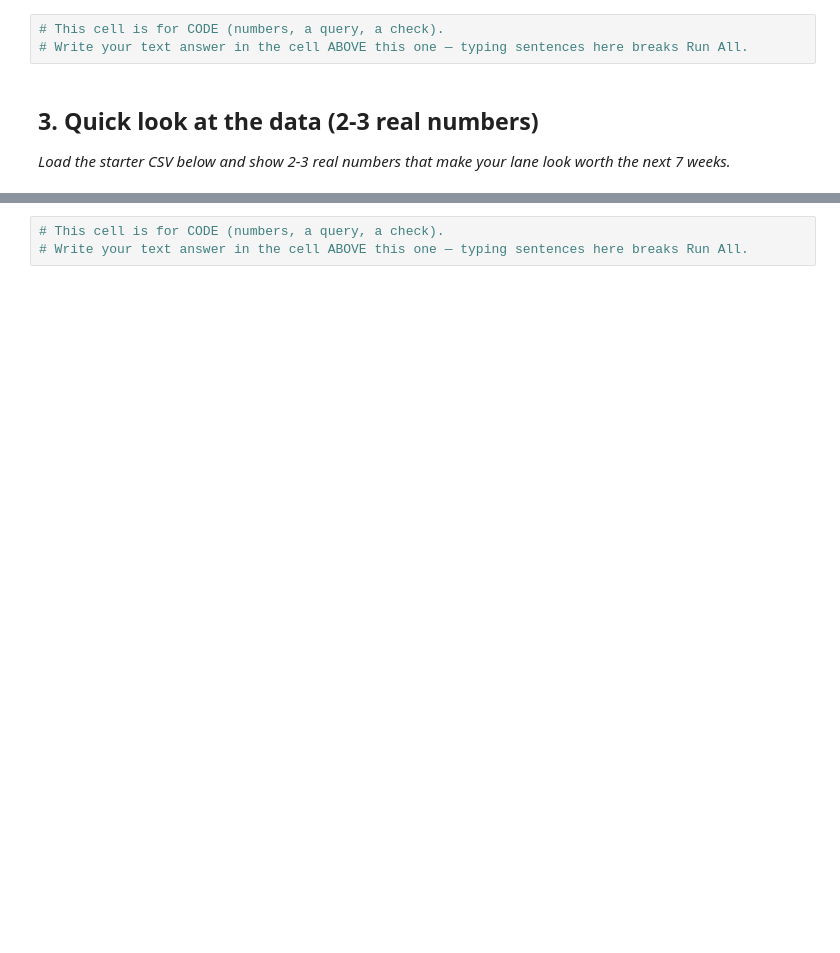
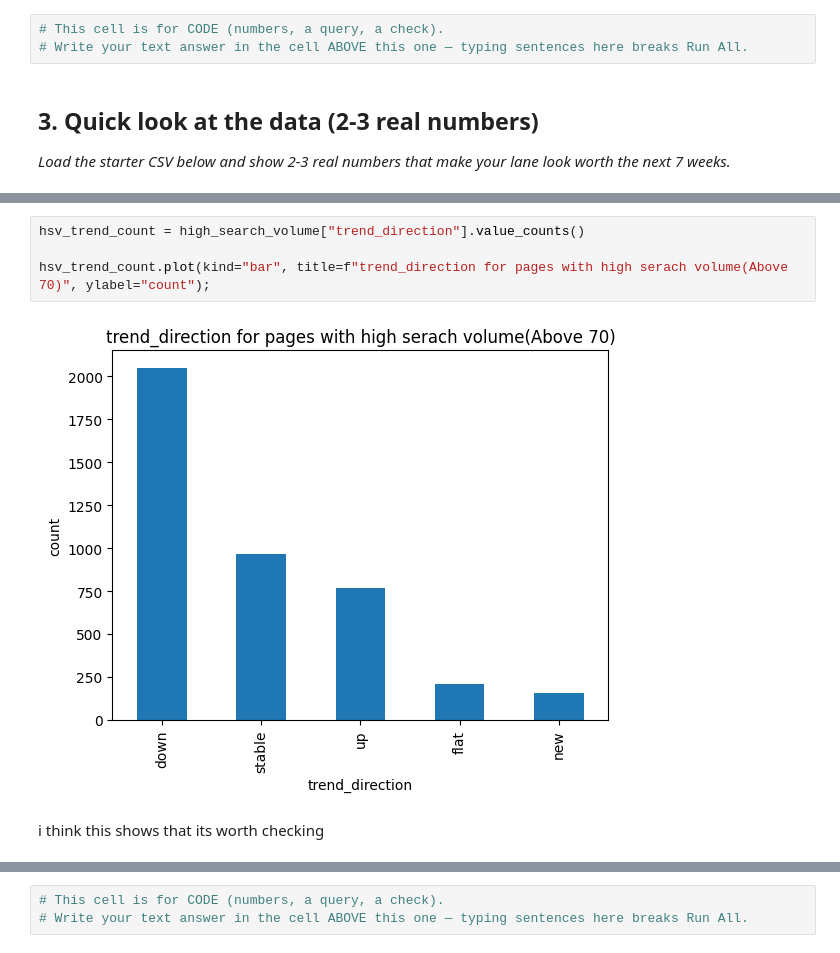
Before and after one commit to metrosmash/myflyrank-ml-internship, a Jupyter notebook: work/notebooks/w01_research_question.ipynb, the cells around one changed output, grey strips where cells are left out. Drawn from its saved outputs; the diff is of its cells as text; blank space fills up the shorter version.

```diff
--- a/work/notebooks/w01_research_question.ipynb
+++ b/work/notebooks/w01_research_question.ipynb
@@ -26,0 +85,8 @@ This skeleton is yours to fill. Work the sections **in order** — each one has
+# %%
+hsv_trend_count = high_search_volume["trend_direction"].value_counts()
+
+hsv_trend_count.plot(kind="bar", title=f"trend_direction for pages with high serach volume(Above 70)", ylabel="count");
+# %% [output]
+[figure, added]
+# %% [markdown]
+i think this shows that its worth checking
```
Also changed, not shown: parts of 12 cells of this notebook.
